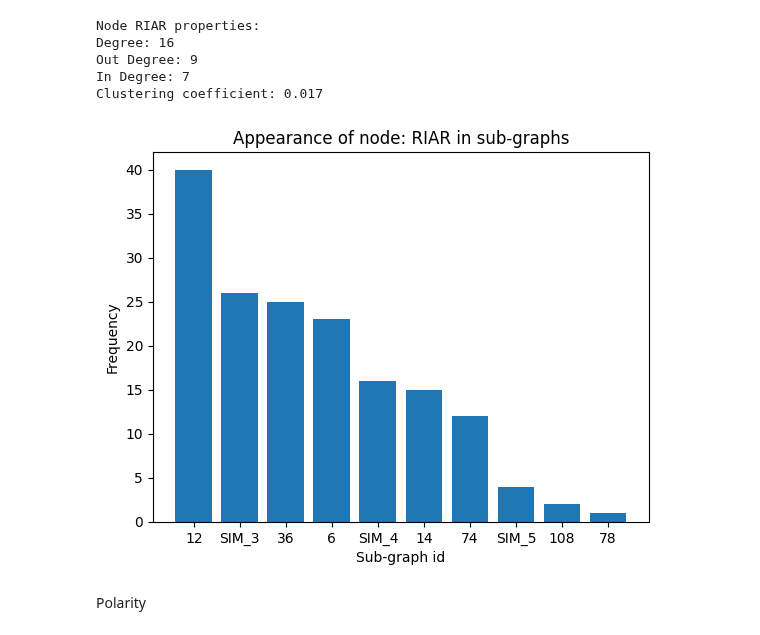
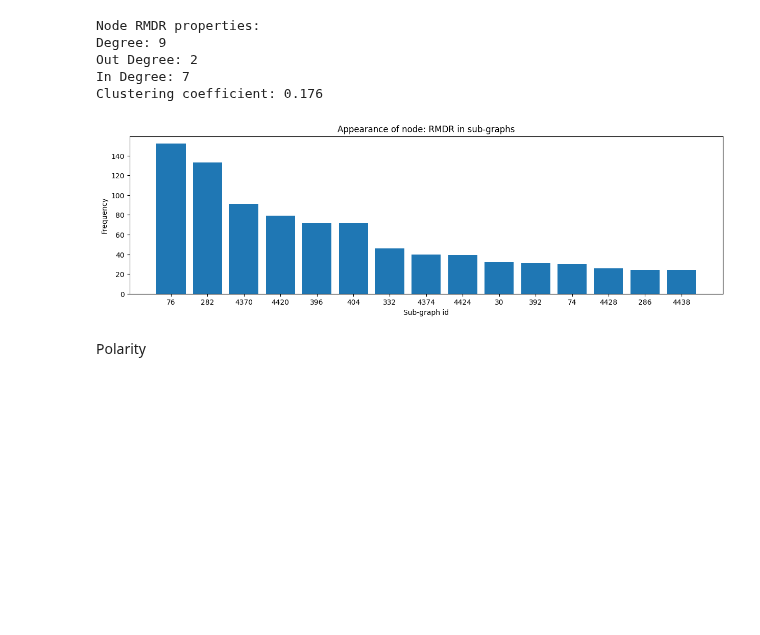
Before and after one commit to deangeckt/network_motifs, a Jupyter notebook: post_motif_analysis/motif_analysis.ipynb, the cells around one changed output. Saved outputs shown, nothing was run; the diff lists cells and outputs as text; code cells hidden in the pictures; blank space fills up the shorter version.

```diff
--- a/post_motif_analysis/motif_analysis.ipynb
+++ b/post_motif_analysis/motif_analysis.ipynb
@@ -15,9 +15,13 @@ import numpy as np
 from collections import defaultdict
 import collections
 # %%
-data = import_results('results/sim_test.bin')
+data = import_results('results/cook_si2_chem_k4_m5.bin')
 args = data['args']
 motifs = data['motifs']
+
+if args.input_network_file.startswith('../'):
+    args.input_network_file = "/".join(args.input_network_file.strip("/").split('/')[1:])
+
 network = load_network_from_args(args)
 
 log_motif_criteria_args(MotifCriteriaArgs(**vars(args)))
@@ -132,7 +138,7 @@ def get_polarity_index(motif: Motif, polarity: list[str]):
     pol_ids = [m.polarity for m in motif.polarity_motifs]
     return pol_ids.index(polarity)
 # %%
-def node_properties(node: Union[str, int]):
+def node_properties(node: Union[str, int], top=15):
     print(f'Node {node} properties:')
 
     node_idx = network.neuron_names.index(node) if isinstance(node, str) else node
@@ -146,13 +152,15 @@ def node_properties(node: Union[str, int]):
     node_freq_in_motifs = {x:y for x,y in node_freq_in_motifs.items() if y!=0}
 
     freq_sorted = dict(sorted(node_freq_in_motifs.items(), key=lambda ele: ele[1], reverse=True))
-    plt.figure()
-    plt.title(f'Appearance of node: {node} in sub-graphs')
-    plt.ylabel('Frequency')
-    plt.xlabel('Sub-graph id')
+    # plt.figure()
 
-    plt.bar(freq_sorted.keys(), freq_sorted.values())
-    plt.show()
+    fig, ax = plt.subplots(nrows=1, ncols=1, figsize=(top, 4))
+    ax.set_title(f'Appearance of node: {node} in sub-graphs')
+    ax.set_ylabel('Frequency')
+    ax.set_xlabel('Sub-graph id')
+
+    ax.bar(list(freq_sorted.keys())[:top], list(freq_sorted.values())[:top])
+    # plt.show()
 # %%
 def get_motif_sub_graphs_of_node(motif: Motif, node: Union[str, int], role: str, print_neuron_names=True):
     motif_name = f'{motif.name.value}-{motif.id}' if motif.name.value != MotifName.na else motif.id
@@ -291,12 +290,12 @@ Node "RIAR" as role "a" - sub graphs in Motif SIM_3:
 # %%
-node_properties('RIAR')
+node_properties('RMDR', top=15)
 # %% [output]
-Node RIAR properties:
-Degree: 16
-Out Degree: 9
+Node RMDR properties:
+Degree: 9
+Out Degree: 2
 In Degree: 7
-Clustering coefficient: 0.017
+Clustering coefficient: 0.176
-[figure, old version]
+[figure, new version]
 # %% [markdown]
 Polarity
 # %%
```
Also changed, not shown: parts of 12 cells of this notebook, 46 other files.
